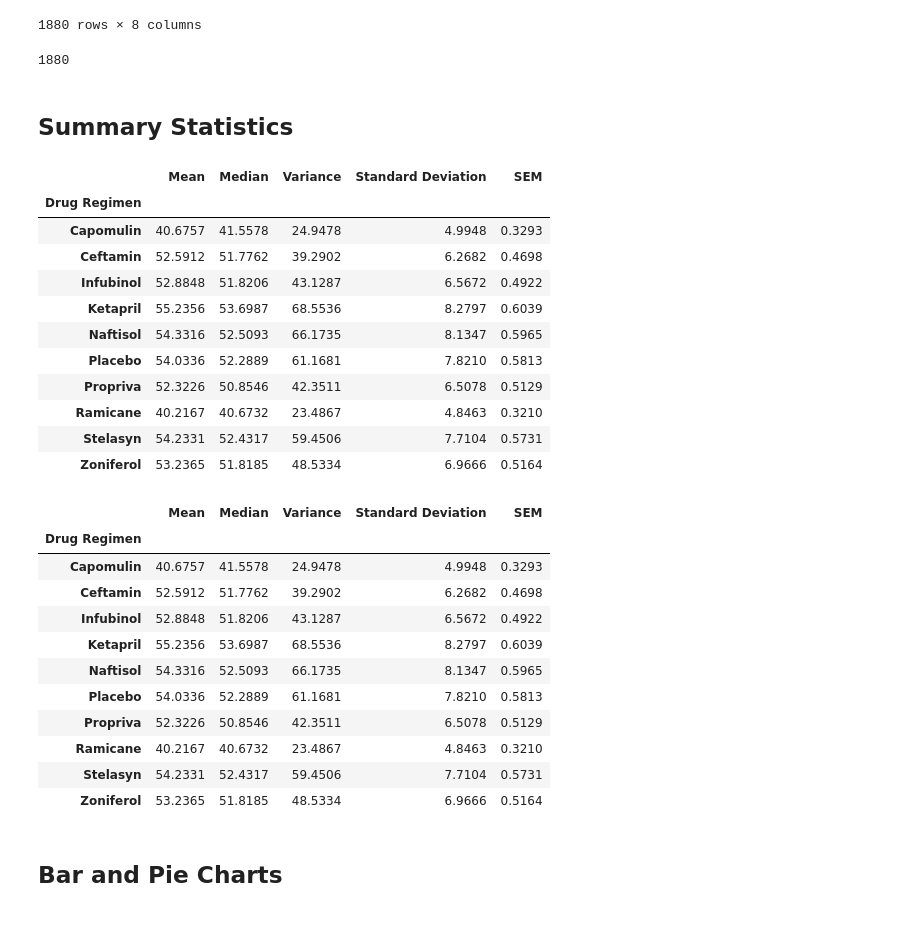
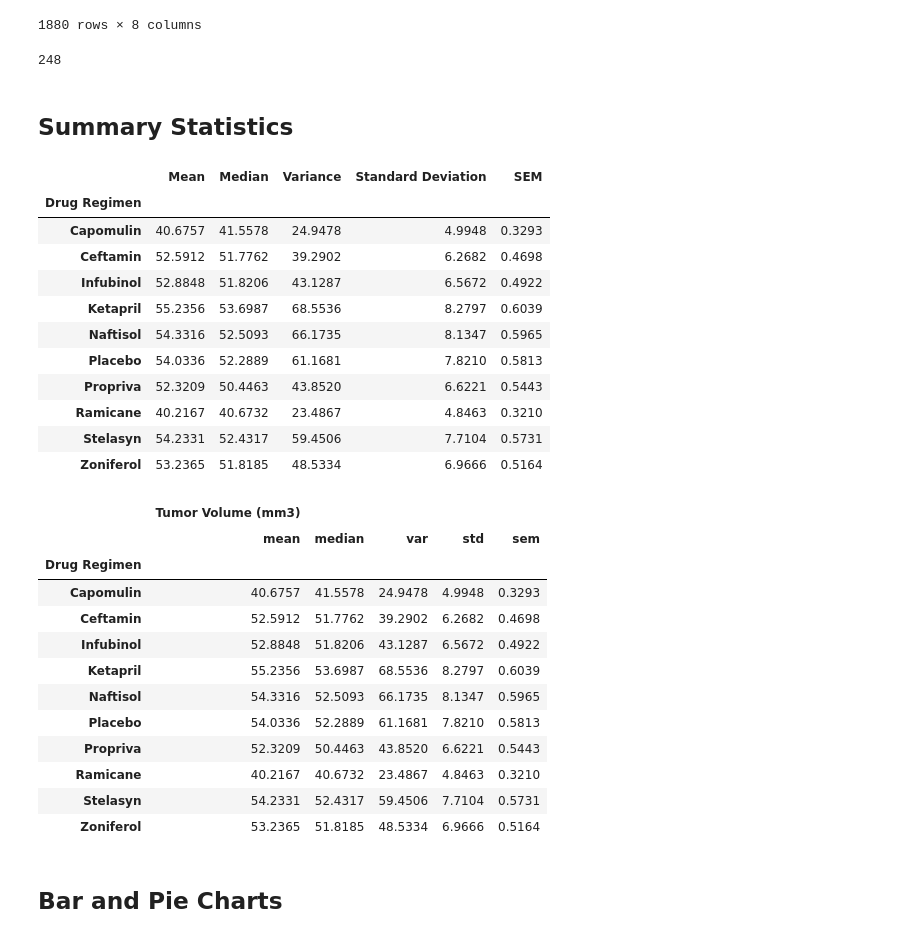
Before and after one commit to jmgeo/Matplotlib-Challenge, a Jupyter notebook: Pymaceuticals/pymaceuticals_starter.ipynb, the cells around one changed output. Cells and saved outputs as stored; diff of their text form; code cells hidden in the pictures.

```diff
--- a/Pymaceuticals/pymaceuticals_starter.ipynb
+++ b/Pymaceuticals/pymaceuticals_starter.ipynb
@@ -100,13 +100,13 @@ clean_combo_df
 # Checking the number of mice in the clean DataFrame.
 ##use the .count to count the Mouse ID in the cleaned combo data frame. copy/paste same code from earlier task and update.
 #mice_count2 = clean_combo_df['Mouse ID'].value_counts()
-###that's counting rows. if i use len and nunique, i can count indiviaul Mouse IDs
-mice_count2 = len(clea)
+###that's counting rows. if i use len and unique, i can count indiviaul Mouse IDs
+mice_count2 = len(clean_combo_df['Mouse ID'].unique())
 
 #display the mice_count
 mice_count2
 # %% [output]
-1880
+248
 # %% [markdown]
 ## Summary Statistics
 # %%
@@ -117,14 +117,14 @@ mice_count2
 # Assemble the resulting series into a single summary dataframe.
 
 #for mean/median/variance/standard deviation/SEM, use .mean / .median / .var / .std / .sem. Use round for 4 sig figs.
-mean = round(combo_df.groupby('Drug Regimen')['Tumor Volume (mm3)'].mean(),4)
+mean = round(clean_combo_df.groupby('Drug Regimen')['Tumor Volume (mm3)'].mean(),4)
 #print(mean)
 ##copy/paste code for respective mathematical operations
 
-median = round(combo_df.groupby('Drug Regimen')['Tumor Volume (mm3)'].median(),4)
-variance = round(combo_df.groupby('Drug Regimen')['Tumor Volume (mm3)'].var(),4)
-std_dv = round(combo_df.groupby('Drug Regimen')['Tumor Volume (mm3)'].std(),4)
-sem = round(combo_df.groupby('Drug Regimen')['Tumor Volume (mm3)'].sem(),4)
+median = round(clean_combo_df.groupby('Drug Regimen')['Tumor Volume (mm3)'].median(),4)
+variance = round(clean_combo_df.groupby('Drug Regimen')['Tumor Volume (mm3)'].var(),4)
+std_dv = round(clean_combo_df.groupby('Drug Regimen')['Tumor Volume (mm3)'].std(),4)
+sem = round(clean_combo_df.groupby('Drug Regimen')['Tumor Volume (mm3)'].sem(),4)
 
 #print(mean)
 #print(median)
@@ -145,28 +145,35 @@ summary_df
 | Ketapril | 55.2356 | 53.6987 | 68.5536 | 8.2797 | 0.6039 |
 | Naftisol | 54.3316 | 52.5093 | 66.1735 | 8.1347 | 0.5965 |
 | Placebo | 54.0336 | 52.2889 | 61.1681 | 7.8210 | 0.5813 |
-| Propriva | 52.3226 | 50.8546 | 42.3511 | 6.5078 | 0.5129 |
+| Propriva | 52.3209 | 50.4463 | 43.8520 | 6.6221 | 0.5443 |
 | Ramicane | 40.2167 | 40.6732 | 23.4867 | 4.8463 | 0.3210 |
 | Stelasyn | 54.2331 | 52.4317 | 59.4506 | 7.7104 | 0.5731 |
 | Zoniferol | 53.2365 | 51.8185 | 48.5334 | 6.9666 | 0.5164 |
 # %%
 # Generate a summary statistics table of mean, median, variance, standard deviation, and SEM of the tumor volume for each regimen
 ##Isn't this the exact same thing I just did? I think so. Just output the summary_df again.
 summary_df
 
 # Using the aggregation method, produce the same summary statistics in a single line
 ##Documentation here: https://pandas.pydata.org/pandas-docs/stable/reference/api/pandas.DataFrame.agg.html
 ###Gonna play with the code because I'm not totally sure what is being requested.
 
 #summary_df.agg(['Mean', 'Median', 'Variance', 'Standard Deviation', 'SEM'])
 ##doesn't work.
 
 #summary_df.agg(['mean', 'median', 'var', 'std', 'sem'])
 ###Needed to use the mathematical functions, but need to do it for a single row... Drug Regimen?
 
 #summary_df.agg({'Drug Regimen':['mean', 'median', 'var', 'std', 'sem']})
+
+####going to use the clean_combo_df with a groupby on 'Drug Regimen', and then .agg on the result
+cc_df_group = clean_combo_df.groupby(['Drug Regimen'])
+#now use .agg on the group
+cc_df_agg = round(cc_df_group.agg({'Tumor Volume (mm3)':['mean', 'median', 'var', 'std', 'sem']}),4)
+cc_df_agg
 # %% [output]
-|  | Mean | Median | Variance | Standard Deviation | SEM |
+|  | Tumor Volume (mm3) |  |  |  |  |
+|  | mean | median | var | std | sem |
 | Drug Regimen |  |  |  |  |  |
 | Capomulin | 40.6757 | 41.5578 | 24.9478 | 4.9948 | 0.3293 |
 | Ceftamin | 52.5912 | 51.7762 | 39.2902 | 6.2682 | 0.4698 |
@@ -174,7 +181,7 @@ summary_df
 | Ketapril | 55.2356 | 53.6987 | 68.5536 | 8.2797 | 0.6039 |
 | Naftisol | 54.3316 | 52.5093 | 66.1735 | 8.1347 | 0.5965 |
 | Placebo | 54.0336 | 52.2889 | 61.1681 | 7.8210 | 0.5813 |
-| Propriva | 52.3226 | 50.8546 | 42.3511 | 6.5078 | 0.5129 |
+| Propriva | 52.3209 | 50.4463 | 43.8520 | 6.6221 | 0.5443 |
 | Ramicane | 40.2167 | 40.6732 | 23.4867 | 4.8463 | 0.3210 |
 | Stelasyn | 54.2331 | 52.4317 | 59.4506 | 7.7104 | 0.5731 |
 | Zoniferol | 53.2365 | 51.8185 | 48.5334 | 6.9666 | 0.5164 |
```
Also changed, not shown: parts of 1 cell of this notebook.
